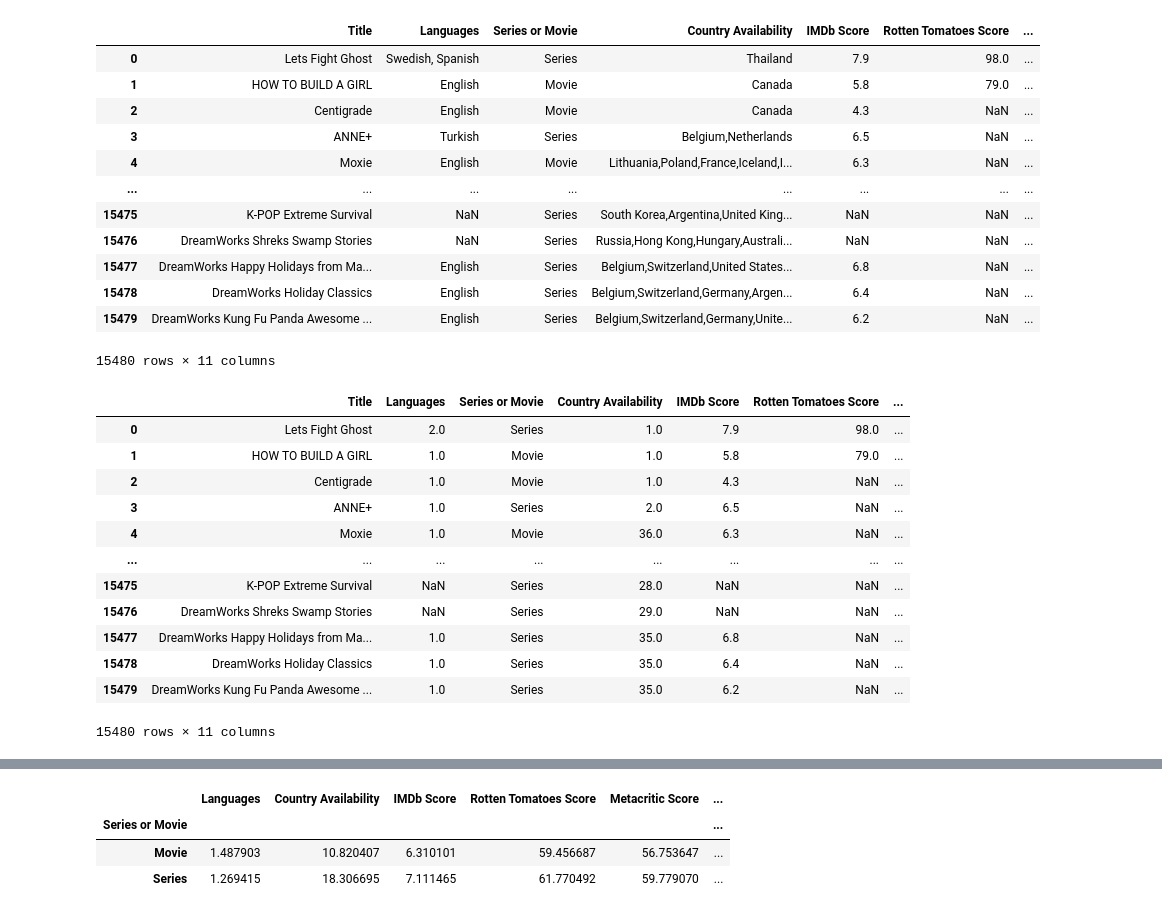
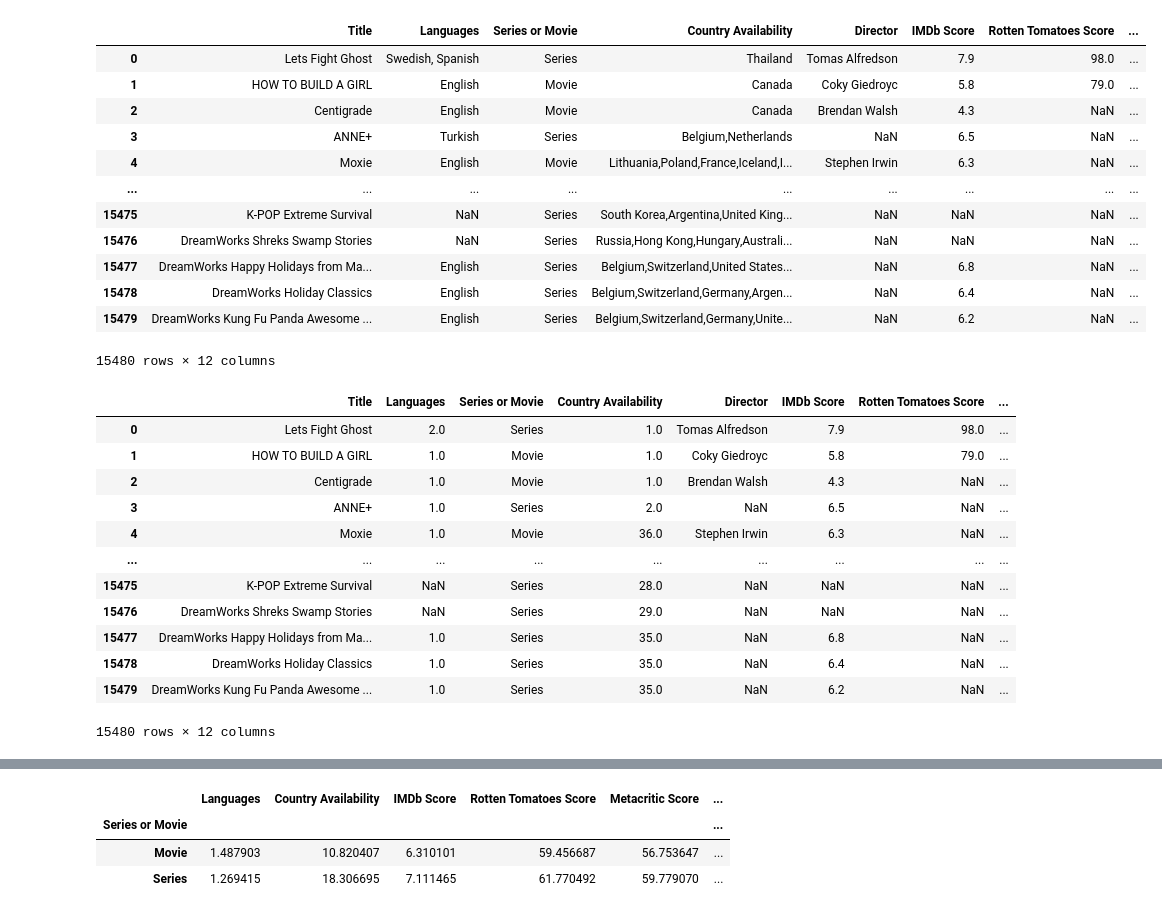
Before and after one commit to DJH961/NetflixProject, a Jupyter notebook: notebook.ipynb, the cells around one changed output, grey strips where cells are left out. Saved outputs shown, nothing was run; the diff lists cells and outputs as text; code cells hidden in the pictures.

```diff
--- a/notebook.ipynb
+++ b/notebook.ipynb
@@ -1,25 +1,25 @@
 # %%
 import pandas as pd
 import matplotlib.pyplot as plt
 %matplotlib inline
 import numpy as np
 df = pd.read_csv('./data/netflix-rotten-tomatoes-metacritic-imdb.csv')
-df=df.drop(columns=["Image", "Poster", "TMDb Trailer", "Trailer Site", "Netflix Link", "IMDb Link", 'Summary', "Director", "Writer", "Genre", "Tags", "Hidden Gem Score", "Runtime", "Actors", "View Rating", "Netflix Release Date", "Production House", "IMDb Votes"])
+df=df.drop(columns=["Image", "Poster", "TMDb Trailer", "Trailer Site", "Netflix Link", "IMDb Link", 'Summary', "Writer", "Genre", "Tags", "Hidden Gem Score", "Runtime", "Actors", "View Rating", "Netflix Release Date", "Production House", "IMDb Votes"])
 df
 # %% [output]
-|  | Title | Languages | Series or Movie | Country Availability | IMDb Score | Rotten Tomatoes Score | ... |
-| 0 | Lets Fight Ghost | Swedish, Spanish | Series | Thailand | 7.9 | 98.0 | ... |
-| 1 | HOW TO BUILD A GIRL | English | Movie | Canada | 5.8 | 79.0 | ... |
-| 2 | Centigrade | English | Movie | Canada | 4.3 | NaN | ... |
-| 3 | ANNE+ | Turkish | Series | Belgium,Netherlands | 6.5 | NaN | ... |
-| 4 | Moxie | English | Movie | Lithuania,Poland,France,Iceland,I... | 6.3 | NaN | ... |
-| ... | ... | ... | ... | ... | ... | ... | ... |
-| 15475 | K-POP Extreme Survival | NaN | Series | South Korea,Argentina,United King... | NaN | NaN | ... |
-| 15476 | DreamWorks Shreks Swamp Stories | NaN | Series | Russia,Hong Kong,Hungary,Australi... | NaN | NaN | ... |
-| 15477 | DreamWorks Happy Holidays from Ma... | English | Series | Belgium,Switzerland,United States... | 6.8 | NaN | ... |
-| 15478 | DreamWorks Holiday Classics | English | Series | Belgium,Switzerland,Germany,Argen... | 6.4 | NaN | ... |
-| 15479 | DreamWorks Kung Fu Panda Awesome ... | English | Series | Belgium,Switzerland,Germany,Unite... | 6.2 | NaN | ... |
+|  | Title | Languages | Series or Movie | Country Availability | Director | IMDb Score | Rotten Tomatoes Score | ... |
+| 0 | Lets Fight Ghost | Swedish, Spanish | Series | Thailand | Tomas Alfredson | 7.9 | 98.0 | ... |
+| 1 | HOW TO BUILD A GIRL | English | Movie | Canada | Coky Giedroyc | 5.8 | 79.0 | ... |
+| 2 | Centigrade | English | Movie | Canada | Brendan Walsh | 4.3 | NaN | ... |
+| 3 | ANNE+ | Turkish | Series | Belgium,Netherlands | NaN | 6.5 | NaN | ... |
+| 4 | Moxie | English | Movie | Lithuania,Poland,France,Iceland,I... | Stephen Irwin | 6.3 | NaN | ... |
+| ... | ... | ... | ... | ... | ... | ... | ... | ... |
+| 15475 | K-POP Extreme Survival | NaN | Series | South Korea,Argentina,United King... | NaN | NaN | NaN | ... |
+| 15476 | DreamWorks Shreks Swamp Stories | NaN | Series | Russia,Hong Kong,Hungary,Australi... | NaN | NaN | NaN | ... |
+| 15477 | DreamWorks Happy Holidays from Ma... | English | Series | Belgium,Switzerland,United States... | NaN | 6.8 | NaN | ... |
+| 15478 | DreamWorks Holiday Classics | English | Series | Belgium,Switzerland,Germany,Argen... | NaN | 6.4 | NaN | ... |
+| 15479 | DreamWorks Kung Fu Panda Awesome ... | English | Series | Belgium,Switzerland,Germany,Unite... | NaN | 6.2 | NaN | ... |
-15480 rows × 11 columns
+15480 rows × 12 columns
 # %%
 # Kategorisieren
 df['Release Date'] = pd.to_datetime(df['Release Date'], format = '%d %b %Y')
@@ -47,16 +47,16 @@ for c in ["Languages", "Country Availability"]:
 
 df
 # %% [output]
-|  | Title | Languages | Series or Movie | Country Availability | IMDb Score | Rotten Tomatoes Score | ... |
-| 0 | Lets Fight Ghost | 2.0 | Series | 1.0 | 7.9 | 98.0 | ... |
-| 1 | HOW TO BUILD A GIRL | 1.0 | Movie | 1.0 | 5.8 | 79.0 | ... |
-| 2 | Centigrade | 1.0 | Movie | 1.0 | 4.3 | NaN | ... |
-| 3 | ANNE+ | 1.0 | Series | 2.0 | 6.5 | NaN | ... |
-| 4 | Moxie | 1.0 | Movie | 36.0 | 6.3 | NaN | ... |
-| ... | ... | ... | ... | ... | ... | ... | ... |
-| 15475 | K-POP Extreme Survival | NaN | Series | 28.0 | NaN | NaN | ... |
-| 15476 | DreamWorks Shreks Swamp Stories | NaN | Series | 29.0 | NaN | NaN | ... |
-| 15477 | DreamWorks Happy Holidays from Ma... | 1.0 | Series | 35.0 | 6.8 | NaN | ... |
-| 15478 | DreamWorks Holiday Classics | 1.0 | Series | 35.0 | 6.4 | NaN | ... |
-| 15479 | DreamWorks Kung Fu Panda Awesome ... | 1.0 | Series | 35.0 | 6.2 | NaN | ... |
+|  | Title | Languages | Series or Movie | Country Availability | Director | IMDb Score | Rotten Tomatoes Score | ... |
+| 0 | Lets Fight Ghost | 2.0 | Series | 1.0 | Tomas Alfredson | 7.9 | 98.0 | ... |
+| 1 | HOW TO BUILD A GIRL | 1.0 | Movie | 1.0 | Coky Giedroyc | 5.8 | 79.0 | ... |
+| 2 | Centigrade | 1.0 | Movie | 1.0 | Brendan Walsh | 4.3 | NaN | ... |
+| 3 | ANNE+ | 1.0 | Series | 2.0 | NaN | 6.5 | NaN | ... |
+| 4 | Moxie | 1.0 | Movie | 36.0 | Stephen Irwin | 6.3 | NaN | ... |
+| ... | ... | ... | ... | ... | ... | ... | ... | ... |
+| 15475 | K-POP Extreme Survival | NaN | Series | 28.0 | NaN | NaN | NaN | ... |
+| 15476 | DreamWorks Shreks Swamp Stories | NaN | Series | 29.0 | NaN | NaN | NaN | ... |
+| 15477 | DreamWorks Happy Holidays from Ma... | 1.0 | Series | 35.0 | NaN | 6.8 | NaN | ... |
+| 15478 | DreamWorks Holiday Classics | 1.0 | Series | 35.0 | NaN | 6.4 | NaN | ... |
+| 15479 | DreamWorks Kung Fu Panda Awesome ... | 1.0 | Series | 35.0 | NaN | 6.2 | NaN | ... |
-15480 rows × 11 columns
+15480 rows × 12 columns
```
Also changed, not shown: parts of 16 cells of this notebook.
